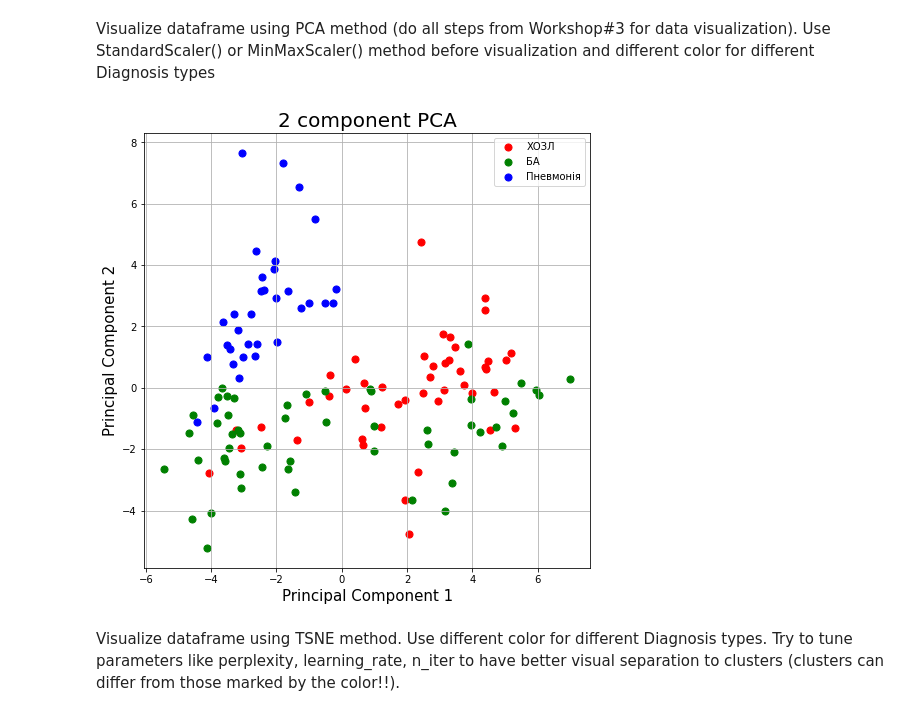
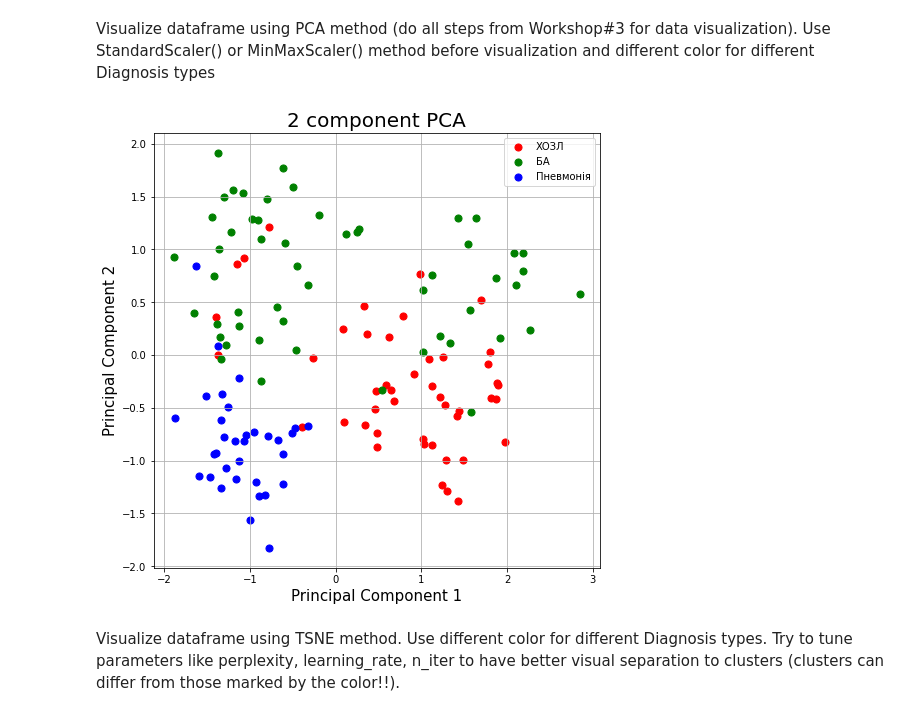
Before and after one commit to Dubina-03/Analysis_labs, a Jupyter notebook: lab 5.ipynb, the cells around one changed output. Drawn from its saved outputs; the diff is of its cells as text; code cells hidden in the pictures.

```diff
--- a/lab 5.ipynb
+++ b/lab 5.ipynb
@@ -93,36 +93,34 @@ from sklearn.preprocessing import StandardScaler
 
 #MinMaxScaler()
 df_normalized =df_filled
 groups = df_normalized.groupby("Діагноз")
 for col in df_normalized.columns[1:]:
     df_normalized[col] = (df_normalized[col] - df_normalized[col].min())/ (df_normalized[col].max() - df_normalized[col].min())
 
 x = df_normalized.iloc[:, 1:].values
-y = df_normalized.iloc[:, 0]
-x = StandardScaler().fit_transform(x)
 
 pca = PCA(n_components=2)
 principalComponents = pca.fit_transform(x)
 principalDf = pd.DataFrame(data = principalComponents
              , columns = ['principal component 1', 'principal component 2'])
 finalDf = pd.concat([principalDf, df_normalized[['Діагноз']].reset_index().iloc[:, 1]], axis = 1)
 fig = plt.figure(figsize = (8,8))
 ax = fig.add_subplot(1,1,1)
 ax.set_xlabel('Principal Component 1', fontsize = 15)
 ax.set_ylabel('Principal Component 2', fontsize = 15)
 ax.set_title('2 component PCA', fontsize = 20)
 targets = ['ХОЗЛ', 'БА', 'Пневмонія']
 colors = ['r', 'g', 'b']
 for target, color in zip(targets,colors):
     indicesToKeep = finalDf['Діагноз'] == target
     ax.scatter(finalDf.loc[indicesToKeep, 'principal component 1']
                , finalDf.loc[indicesToKeep, 'principal component 2']
                , c = color
                , s = 50)
 ax.legend(targets)
 ax.grid()
 # %% [output]
-[figure, old version]
+[figure, new version]
 # %% [markdown]
 Visualize dataframe using TSNE method. Use different color for different Diagnosis types. Try to tune parameters like perplexity, learning_rate, n_iter to have better visual separation to clusters (clusters can differ from those marked by the color!!).
 # %%
```
Also changed, not shown: parts of 2 cells of this notebook.
